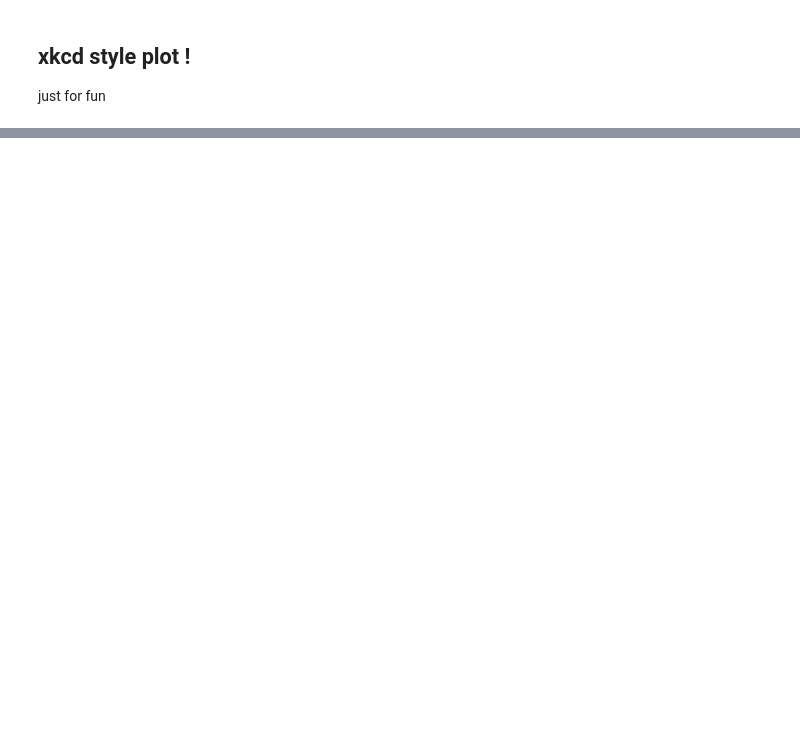
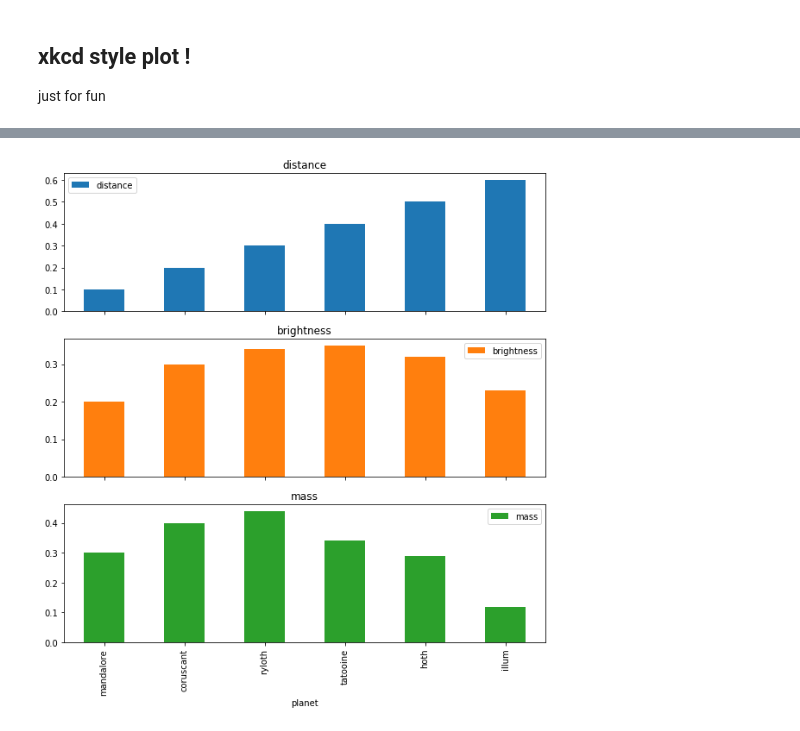
Before and after one commit to Demis78/top10_python_libraries, a Jupyter notebook: top10_08_matplotlib.ipynb, the cells around one changed output, grey strips where cells are left out. Drawn from its saved outputs; the diff is of its cells as text; code cells hidden in the pictures; blank space fills up the shorter version.

```diff
--- a/top10_08_matplotlib.ipynb
+++ b/top10_08_matplotlib.ipynb
@@ -101,0 +142,5 @@ plt.show()
+# %%
+df.plot(subplots=True, kind="bar", figsize=(10,10))
+plt.show()
+# %% [output]
+[figure, added]
```
Also changed, not shown: parts of 14 cells of this notebook, 2 other files.
